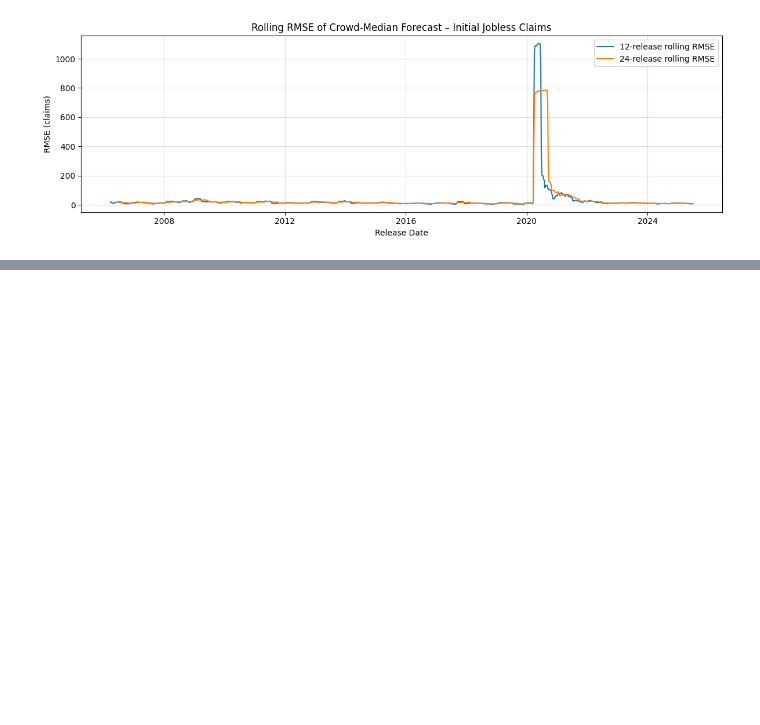
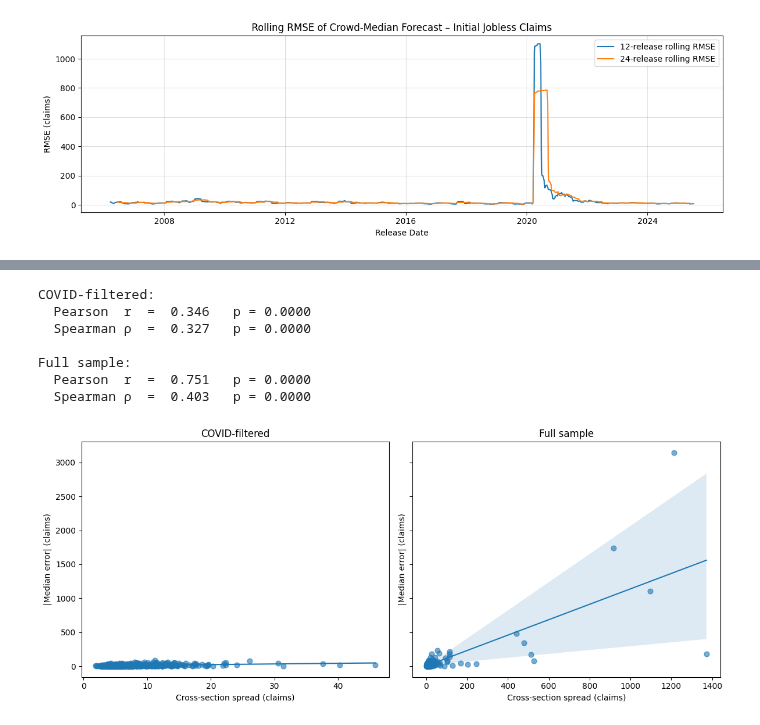
Before and after one commit to nicwjh/nfp-forecasting, a Jupyter notebook: notebooks/ijc_eda.ipynb, the cells around one changed output, grey strips where cells are left out. Drawn from its saved outputs; the diff is of its cells as text; code cells hidden in the pictures; blank space fills up the shorter version.

```diff
--- a/notebooks/ijc_eda.ipynb
+++ b/notebooks/ijc_eda.ipynb
@@ -93,0 +181,56 @@ plt.show()
+# %%
+# %% [markdown]
+# ░░ Spread → |Median Error| diagnostics (IJC) ░░
+import numpy as np, pandas as pd, matplotlib.pyplot as plt, seaborn as sns
+from scipy import stats
+import statsmodels.api as sm
+
+# ------------------------------------------------------------------
+# 1 ▸ helper: release-level spread & |median error|
+# ------------------------------------------------------------------
+def spread_tbl(panel: pd.DataFrame, label: str) -> pd.DataFrame:
+    spread = (panel.groupby("release_date")["forecast"]
+                    .std(ddof=0).rename("spread"))
+    med_act = (panel.groupby("release_date")
+                     .agg(median_fc=("forecast", "median"),
+                          actual    =("actual",   "first")))
+    med_act["abs_err"] = (med_act["median_fc"] - med_act["actual"]).abs()
+    out = med_act.join(spread).reset_index()
+    out["panel"] = label
+    return out.dropna(subset=["spread", "abs_err"])
+
+covid_tbl = spread_tbl(df,       "COVID")
+full_tbl  = spread_tbl(df_full,  "Full")
+
+# ------------------------------------------------------------------
+# 2 ▸ correlations
+# ------------------------------------------------------------------
+for tbl, name in [(covid_tbl, "COVID-filtered"), (full_tbl, "Full sample")]:
+    pear  = stats.pearsonr(tbl["spread"], tbl["abs_err"])
+    spear = stats.spearmanr(tbl["spread"], tbl["abs_err"])
+    print(f"\n{name}:")
+    print(f"  Pearson  r  = {pear.statistic:6.3f}   p = {pear.pvalue:.4f}")
+    print(f"  Spearman ρ  = {spear.statistic:6.3f}   p = {spear.pvalue:.4f}")
+
+# ------------------------------------------------------------------
+# 3 ▸ scatter + OLS fit
+# ------------------------------------------------------------------
+fig, axes = plt.subplots(1, 2, figsize=(12, 5), sharey=True)
+for ax, tbl, ttl in zip(axes, [covid_tbl, full_tbl],
+                        ["COVID-filtered", "Full sample"]):
+    sns.regplot(data=tbl, x="spread", y="abs_err",
+                scatter_kws=dict(alpha=0.6, s=40),
+                line_kws=dict(lw=1.5), ax=ax)
+    ax.set_title(ttl)
+    ax.set_xlabel("Cross-section spread (claims)")
+    ax.set_ylabel("|Median error| (claims)")
+plt.tight_layout(); plt.show()
+# %% [output]
+COVID-filtered:
+  Pearson  r  =  0.346   p = 0.0000
+  Spearman ρ  =  0.327   p = 0.0000
+
+Full sample:
+  Pearson  r  =  0.751   p = 0.0000
+  Spearman ρ  =  0.403   p = 0.0000
+[figure, added]
```
Also changed, not shown: parts of 3 cells of this notebook, 6 other files.
